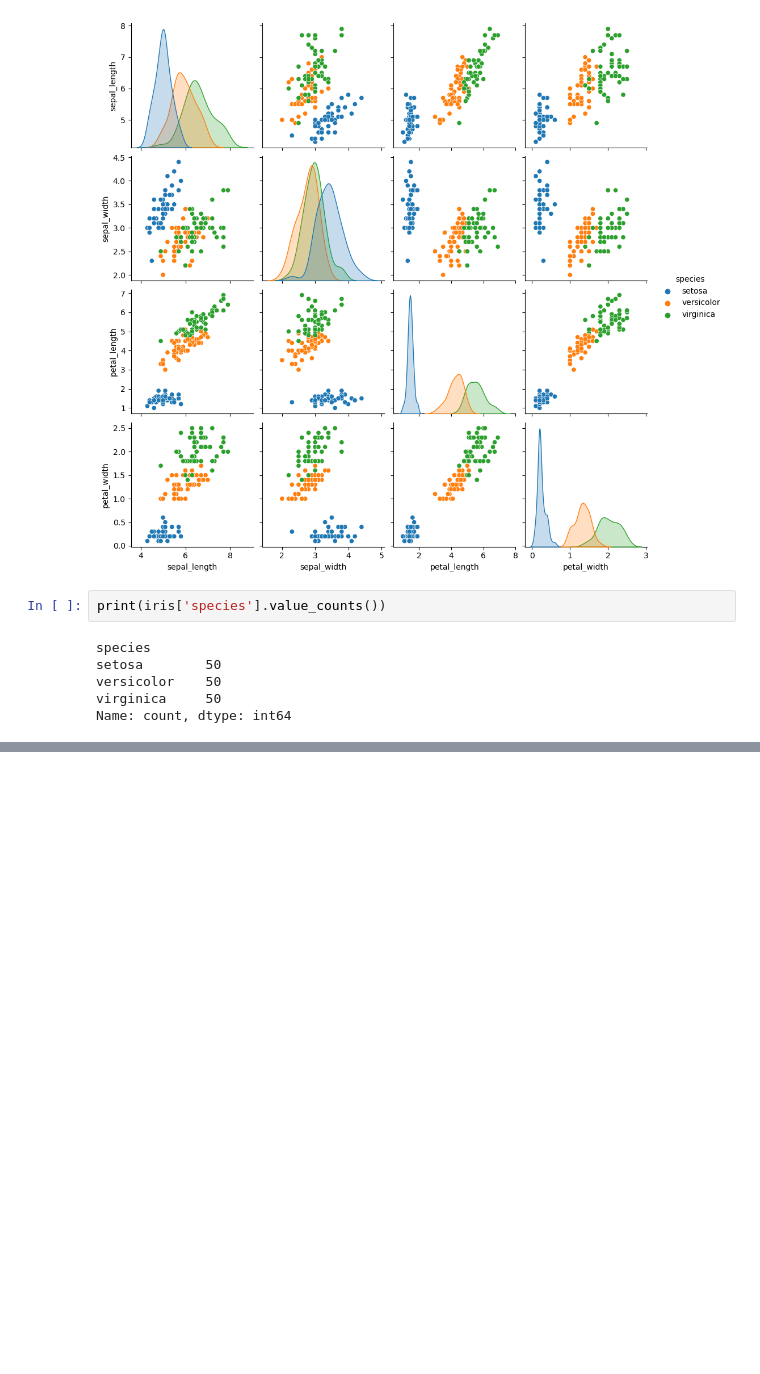
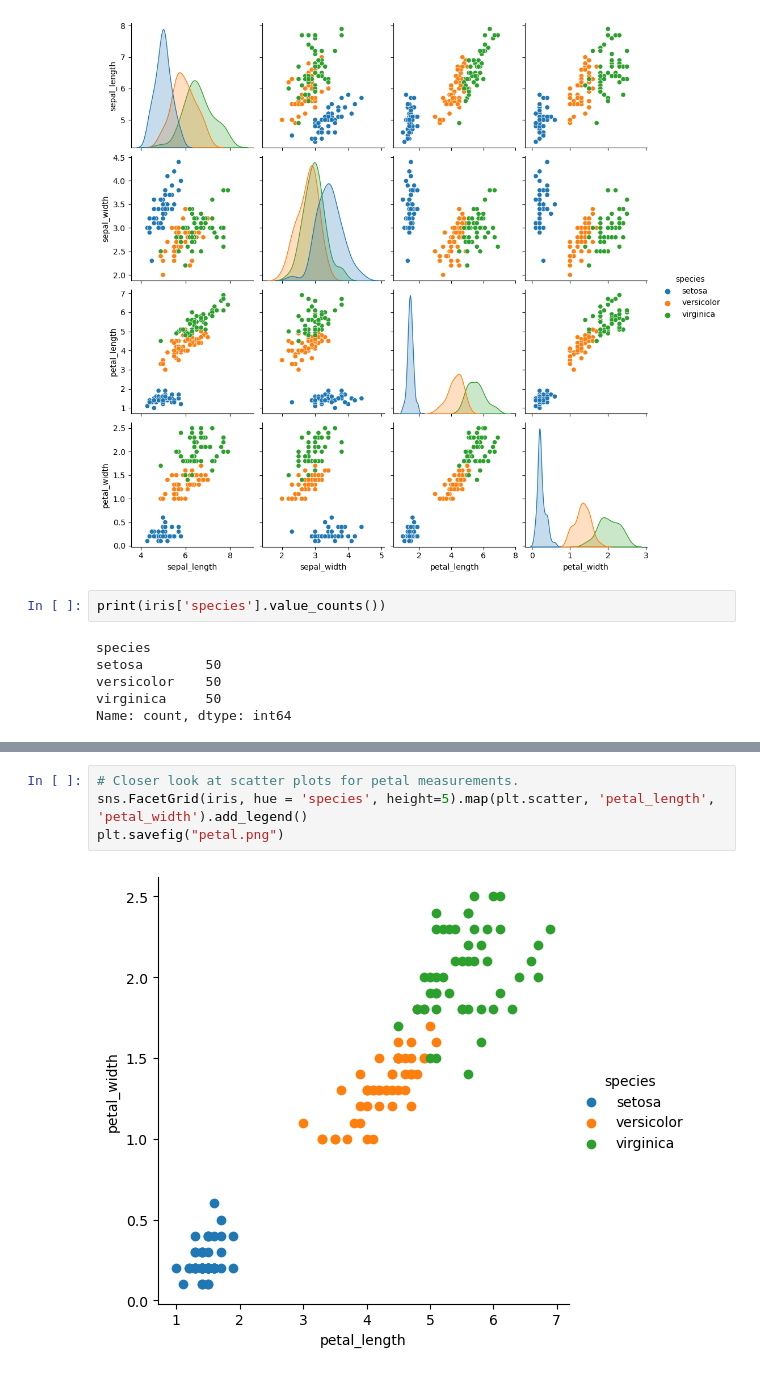
Before and after one commit to YuliiaRysinska/pands_project, a Jupyter notebook: analysis.ipynb, the cells around one changed output, grey strips where cells are left out. Cells and saved outputs as stored; diff of their text form; blank space fills up the shorter version.

```diff
--- a/analysis.ipynb
+++ b/analysis.ipynb
@@ -46,0 +96,6 @@ Name: count, dtype: int64
+# %%
+# Closer look at scatter plots for petal measurements.
+sns.FacetGrid(iris, hue = 'species', height=5).map(plt.scatter, 'petal_length', 'petal_width').add_legend()
+plt.savefig("petal.png")
+# %% [output]
+[figure, added]
```
Also changed, not shown: parts of 8 cells of this notebook, 6 other files.
